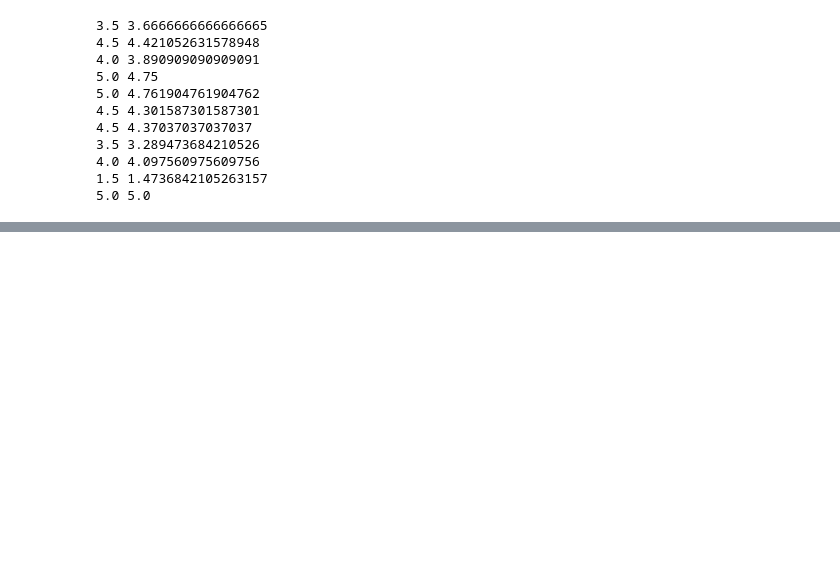
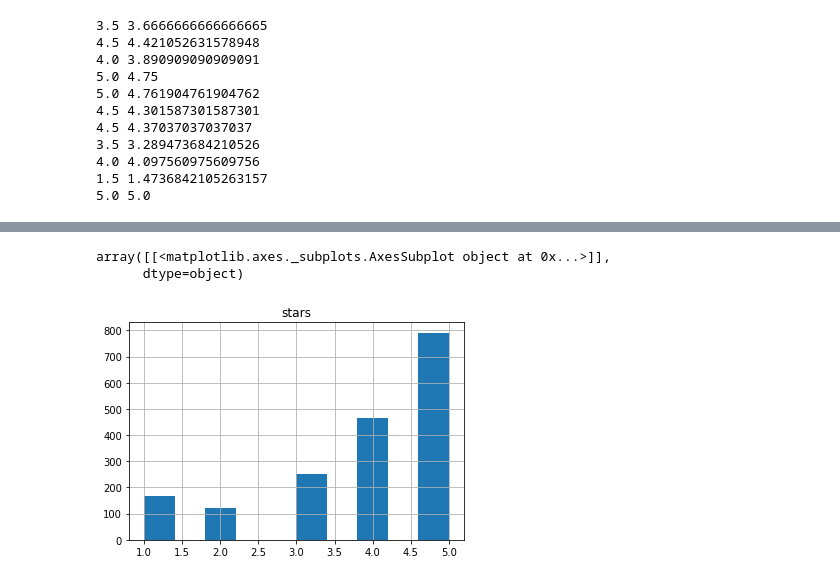
Before and after one commit to glmack/review_text_classifier, a Jupyter notebook: data_understanding.ipynb, the cells around one changed output, grey strips where cells are left out. Cells and saved outputs as stored; diff of their text form; code cells hidden in the pictures; blank space fills up the shorter version.

```diff
--- a/data_understanding.ipynb
+++ b/data_understanding.ipynb
@@ -177,0 +252,6 @@ for i, doc in enumerate(cur):
+# %%
+review_df.hist('stars')
+# %% [output]
+array([[<matplotlib.axes._subplots.AxesSubplot object at 0x...>]],
+      dtype=object)
+[figure, added]
```
Also changed, not shown: parts of 15 cells of this notebook.
